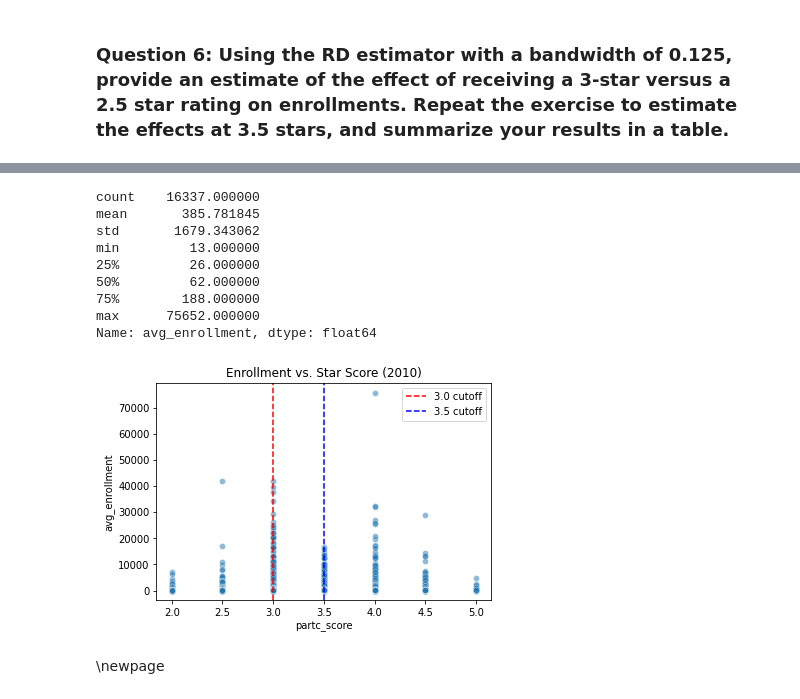
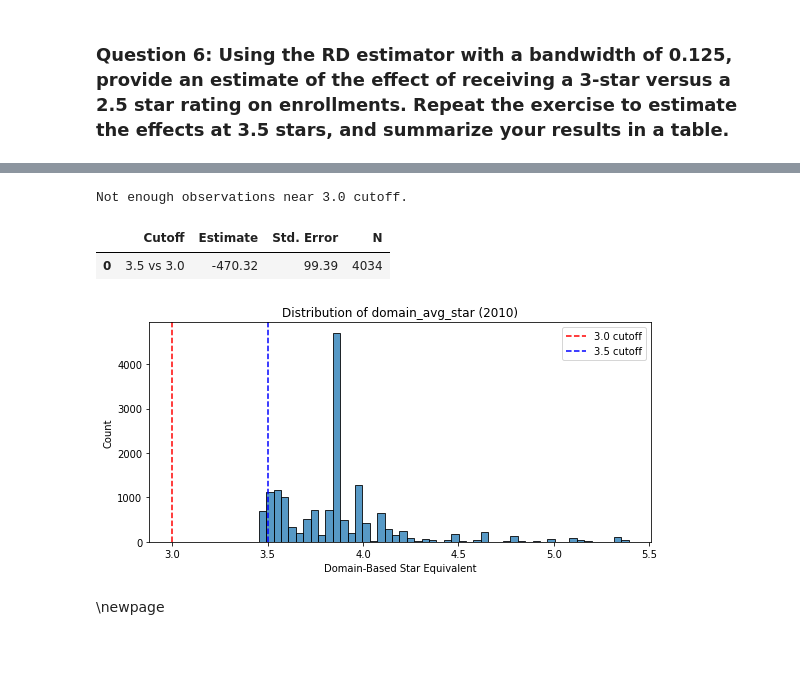
Before and after one commit to ilsenovis18/ECON470HW4, a Jupyter notebook: submission2/results/novis-i-hwk4-2.ipynb, the cells around one changed output, grey strips where cells are left out. Cells and saved outputs as stored; diff of their text form; code cells hidden in the pictures; blank space fills up the shorter version.

```diff
--- a/submission2/results/novis-i-hwk4-2.ipynb
+++ b/submission2/results/novis-i-hwk4-2.ipynb
@@ -339,12 +266,0 @@ max           3.5  16777.000000     9.727764
-# %%
-print(final_2010["avg_enrollment"].describe())
-# %% [output]
-count    16337.000000
-mean       385.781845
-std       1679.343062
-min         13.000000
-25%         26.000000
-50%         62.000000
-75%        188.000000
-max      75652.000000
-Name: avg_enrollment, dtype: float64
@@ -353,15 +267,70 @@ final_2010 = final_2010[final_2010["avg_enrollment"] < 100000]  # adjust thresho
+# %%
+def rd_effect(data, cutoff, bw=0.125):
+    # Filter window around the scaled domain average
+    window = data[
+        (data["domain_avg_star"] >= cutoff - bw) &
+        (data["domain_avg_star"] <= cutoff + bw)
+    ].copy()
+
+    # Define treatment: received rating ≥ cutoff
+    window["treatment"] = (window["partc_score"] >= cutoff).astype(int)
+
+    # Drop rows missing enrollment or treatment info
+    window = window.dropna(subset=["avg_enrollment", "domain_avg_star", "treatment"])
+
+    if len(window) < 30:
+        print(f"Not enough observations near {cutoff} cutoff.")
+        return None
+
+    # Estimate the treatment effect using a simple RD (difference in means)
+    model = smf.ols("avg_enrollment ~ treatment", data=window).fit()
+    coef = model.params["treatment"]
+    stderr = model.bse["treatment"]
+
+    return {
+        "Cutoff": f"{cutoff} vs {cutoff - 0.5}",
+        "Estimate": round(coef, 2),
+        "Std. Error": round(stderr, 2),
+        "N": len(window)
+    }
+
+# Filter to 2010 and ensure necessary columns are present
+data_2010 = final[(final["year"] == 2010)].copy()
+
+# Recalculate domain_avg_star if needed
+if "domain_avg_star" not in data_2010.columns:
+    data_2010["domain_avg_star"] = (data_2010["domain_avg"] / 100 * 4) + 1
+
+# Drop any rows missing required data
+data_2010 = data_2010.dropna(subset=["partc_score", "domain_avg_star", "avg_enrollment"])
+
+# Run RD estimation at 3.0 and 3.5 cutoffs
+results = []
+for cutoff in [3.0, 3.5]:
+    result = rd_effect(data_2010, cutoff=cutoff, bw=0.125)
+    if result:
+        results.append(result)
+
+# Output the results
+rd_results = pd.DataFrame(results)
+rd_results
+# %% [output]
+Not enough observations near 3.0 cutoff.
+|  | Cutoff | Estimate | Std. Error | N |
+| 0 | 3.5 vs 3.0 | -470.32 | 99.39 | 4034 |
 # %%
-import seaborn as sns
-import matplotlib.pyplot as plt
-
-sns.scatterplot(data=final_2010, x="partc_score", y="avg_enrollment", alpha=0.5)
+plt.figure(figsize=(8, 4))
+sns.histplot(data_2010["domain_avg_star"], bins=50, kde=False)
 plt.axvline(3.0, color="red", linestyle="--", label="3.0 cutoff")
 plt.axvline(3.5, color="blue", linestyle="--", label="3.5 cutoff")
+plt.title("Distribution of domain_avg_star (2010)")
+plt.xlabel("Domain-Based Star Equivalent")
+plt.ylabel("Count")
 plt.legend()
-plt.title("Enrollment vs. Star Score (2010)")
+plt.tight_layout()
 plt.show()
 # %% [output]
-[figure, old version]
+[figure, new version]
 # %% [markdown]
 \newpage
 # %% [markdown]
```
Also changed, not shown: parts of 23 cells of this notebook, 4 other files.
